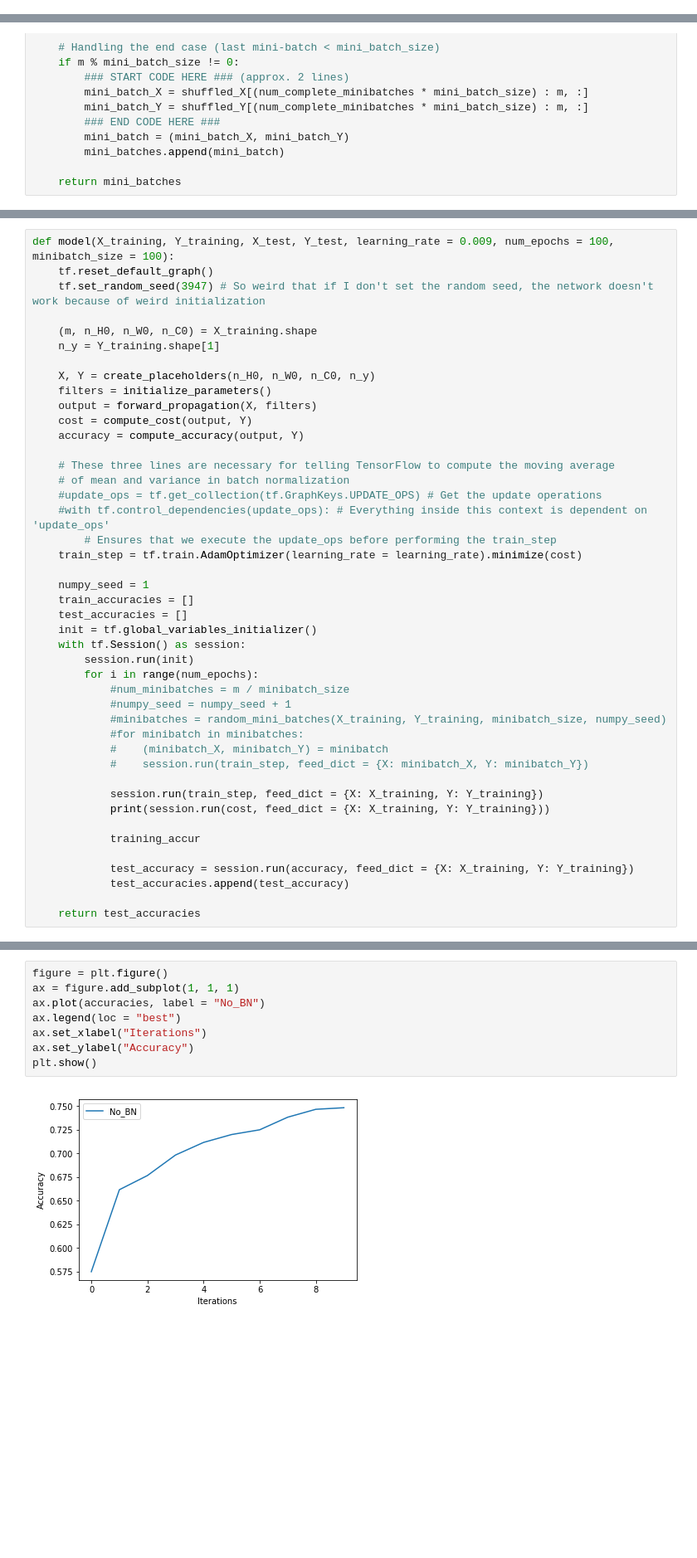
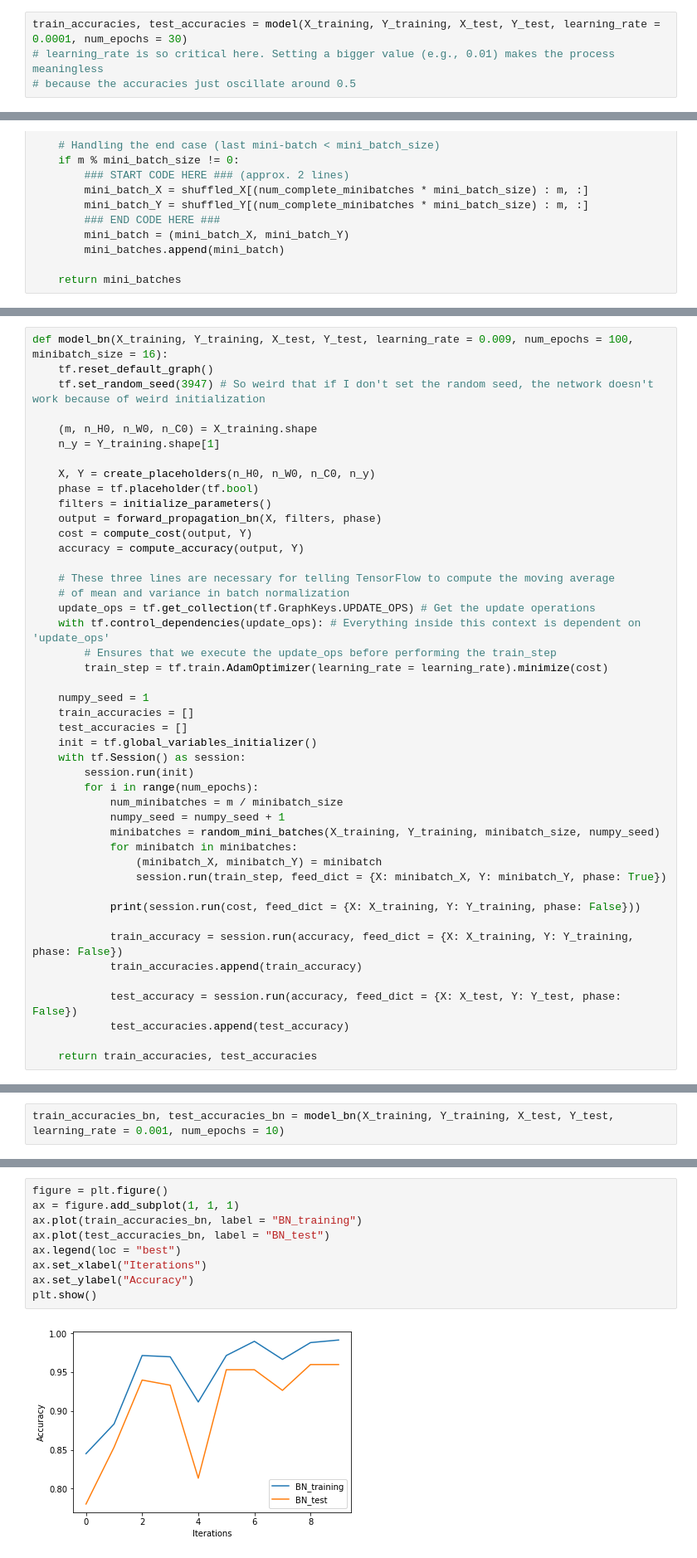
Before and after one commit to acs6610987/utils, a Jupyter notebook: pythonutils/tensorflow/11. CNN (Happy House, Batch Normalization).ipynb, the cells around one changed output, grey strips where cells are left out. Shown at 83% size. Saved outputs shown, nothing was run; the diff lists cells and outputs as text; blank space fills up the shorter version.

```diff
--- a/pythonutils/tensorflow/11. CNN (Happy House, Batch Normalization).ipynb
+++ b/pythonutils/tensorflow/11. CNN (Happy House, Batch Normalization).ipynb
@@ -96,0 +162,4 @@ def compute_accuracy(output, Y):
+# %%
+train_accuracies, test_accuracies = model(X_training, Y_training, X_test, Y_test, learning_rate = 0.0001, num_epochs = 30)
+# learning_rate is so critical here. Setting a bigger value (e.g., 0.01) makes the process meaningless
+# because the accuracies just oscillate around 0.5
@@ -140,5 +311,5 @@ def random_mini_batches(X, Y, mini_batch_size = 64, seed = 0):
 # %%
-def model(X_training, Y_training, X_test, Y_test, learning_rate = 0.009, num_epochs = 100, minibatch_size = 100):
+def model_bn(X_training, Y_training, X_test, Y_test, learning_rate = 0.009, num_epochs = 100, minibatch_size = 16):
     tf.reset_default_graph()
     tf.set_random_seed(3947) # So weird that if I don't set the random seed, the network doesn't work because of weird initialization
 
@@ -146,17 +317,18 @@ def model(X_training, Y_training, X_test, Y_test, learning_rate = 0.009, num_epo
     n_y = Y_training.shape[1]
 
     X, Y = create_placeholders(n_H0, n_W0, n_C0, n_y)
+    phase = tf.placeholder(tf.bool)
     filters = initialize_parameters()
-    output = forward_propagation(X, filters)
+    output = forward_propagation_bn(X, filters, phase)
     cost = compute_cost(output, Y)
     accuracy = compute_accuracy(output, Y)
 
     # These three lines are necessary for telling TensorFlow to compute the moving average
     # of mean and variance in batch normalization
-    #update_ops = tf.get_collection(tf.GraphKeys.UPDATE_OPS) # Get the update operations
-    #with tf.control_dependencies(update_ops): # Everything inside this context is dependent on 'update_ops'
+    update_ops = tf.get_collection(tf.GraphKeys.UPDATE_OPS) # Get the update operations
+    with tf.control_dependencies(update_ops): # Everything inside this context is dependent on 'update_ops'
         # Ensures that we execute the update_ops before performing the train_step
-    train_step = tf.train.AdamOptimizer(learning_rate = learning_rate).minimize(cost)
+        train_step = tf.train.AdamOptimizer(learning_rate = learning_rate).minimize(cost)
 
     numpy_seed = 1
     train_accuracies = []
@@ -165,19 +337,19 @@ def model(X_training, Y_training, X_test, Y_test, learning_rate = 0.009, num_epo
     with tf.Session() as session:
         session.run(init)
         for i in range(num_epochs):
-            #num_minibatches = m / minibatch_size
-            #numpy_seed = numpy_seed + 1
-            #minibatches = random_mini_batches(X_training, Y_training, minibatch_size, numpy_seed)
-            #for minibatch in minibatches:
-            #    (minibatch_X, minibatch_Y) = minibatch
-            #    session.run(train_step, feed_dict = {X: minibatch_X, Y: minibatch_Y})
+            num_minibatches = m / minibatch_size
+            numpy_seed = numpy_seed + 1
+            minibatches = random_mini_batches(X_training, Y_training, minibatch_size, numpy_seed)
+            for minibatch in minibatches:
+                (minibatch_X, minibatch_Y) = minibatch
+                session.run(train_step, feed_dict = {X: minibatch_X, Y: minibatch_Y, phase: True})
 
-            session.run(train_step, feed_dict = {X: X_training, Y: Y_training})
-            print(session.run(cost, feed_dict = {X: X_training, Y: Y_training}))
+            print(session.run(cost, feed_dict = {X: X_training, Y: Y_training, phase: False}))
 
-            training_accur
+            train_accuracy = session.run(accuracy, feed_dict = {X: X_training, Y: Y_training, phase: False})
+            train_accuracies.append(train_accuracy)
 
-            test_accuracy = session.run(accuracy, feed_dict = {X: X_training, Y: Y_training})
+            test_accuracy = session.run(accuracy, feed_dict = {X: X_test, Y: Y_test, phase: False})
             test_accuracies.append(test_accuracy)
 
-    return test_accuracies
+    return train_accuracies, test_accuracies
@@ -198,0 +356,2 @@ accuracies = model(X_training, Y_training, X_test, Y_test, learning_rate = 0.000
+# %%
+train_accuracies_bn, test_accuracies_bn = model_bn(X_training, Y_training, X_test, Y_test, learning_rate = 0.001, num_epochs = 10)
@@ -199,10 +369,11 @@ accuracies = model(X_training, Y_training, X_test, Y_test, learning_rate = 0.000
 # %%
 figure = plt.figure()
 ax = figure.add_subplot(1, 1, 1)
-ax.plot(accuracies, label = "No_BN")
+ax.plot(train_accuracies_bn, label = "BN_training")
+ax.plot(test_accuracies_bn, label = "BN_test")
 ax.legend(loc = "best")
 ax.set_xlabel("Iterations")
 ax.set_ylabel("Accuracy")
 plt.show()
 # %% [output]
-[figure, old version]
+[figure, new version]
```
Also changed, not shown: parts of 19 cells of this notebook, 18 other files.
